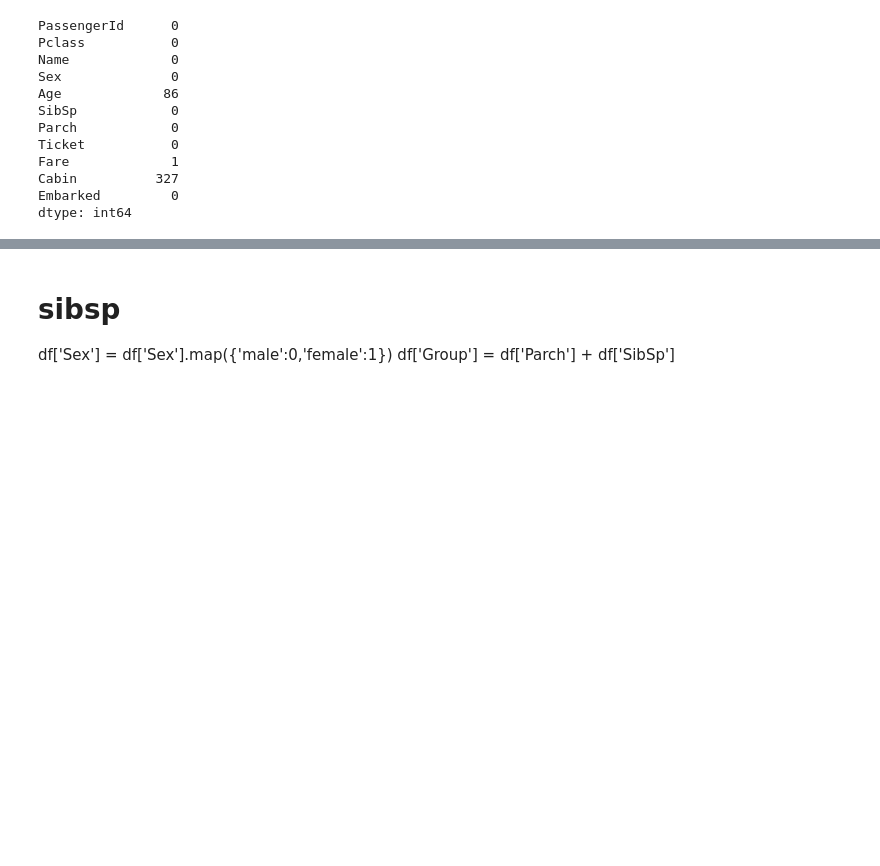
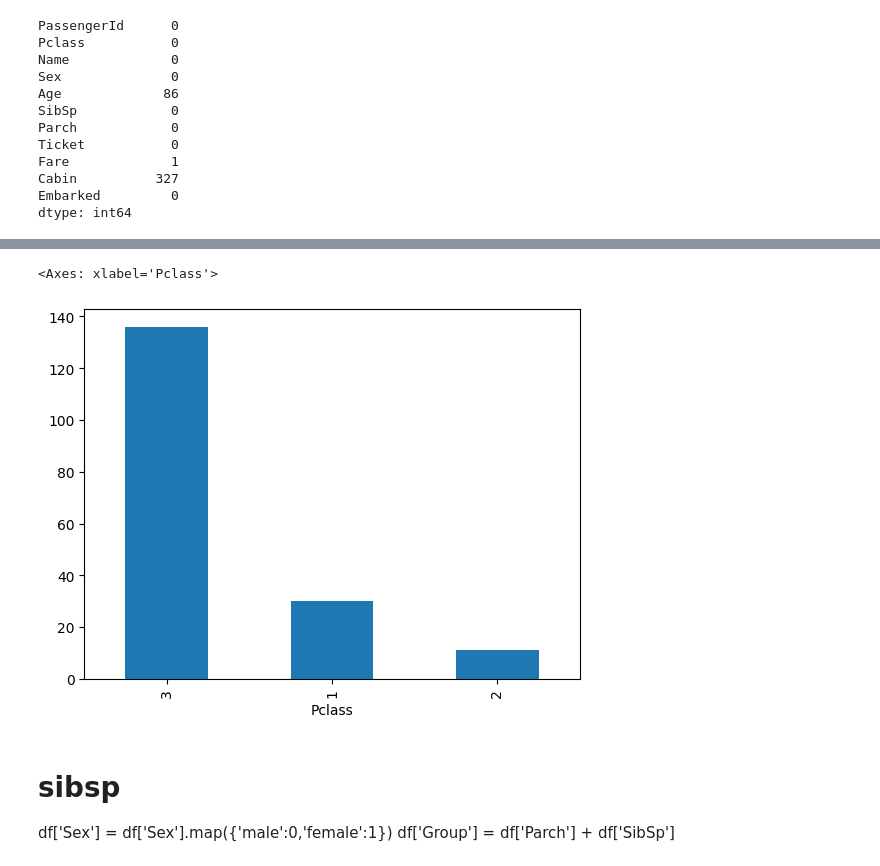
Before and after one commit to OlsonJ/Kaggle, a Jupyter notebook: titanic-proj-2.ipynb, the cells around one changed output, grey strips where cells are left out. Drawn from its saved outputs; the diff is of its cells as text; code cells hidden in the pictures; blank space fills up the shorter version.

```diff
--- a/titanic-proj-2.ipynb
+++ b/titanic-proj-2.ipynb
@@ -76,3 +89,8 @@ dtype: int64
+# %%
+df[df['Age'].isnull()]['Pclass'].value_counts().plot(kind='bar')
+# %% [output]
+<Axes: xlabel='Pclass'>
+[figure, added]
 # %%
 # Embarked filled with mode
 df['Embarked'] = df['Embarked'].mode()[0]
```
Also changed, not shown: parts of 3 cells of this notebook.
